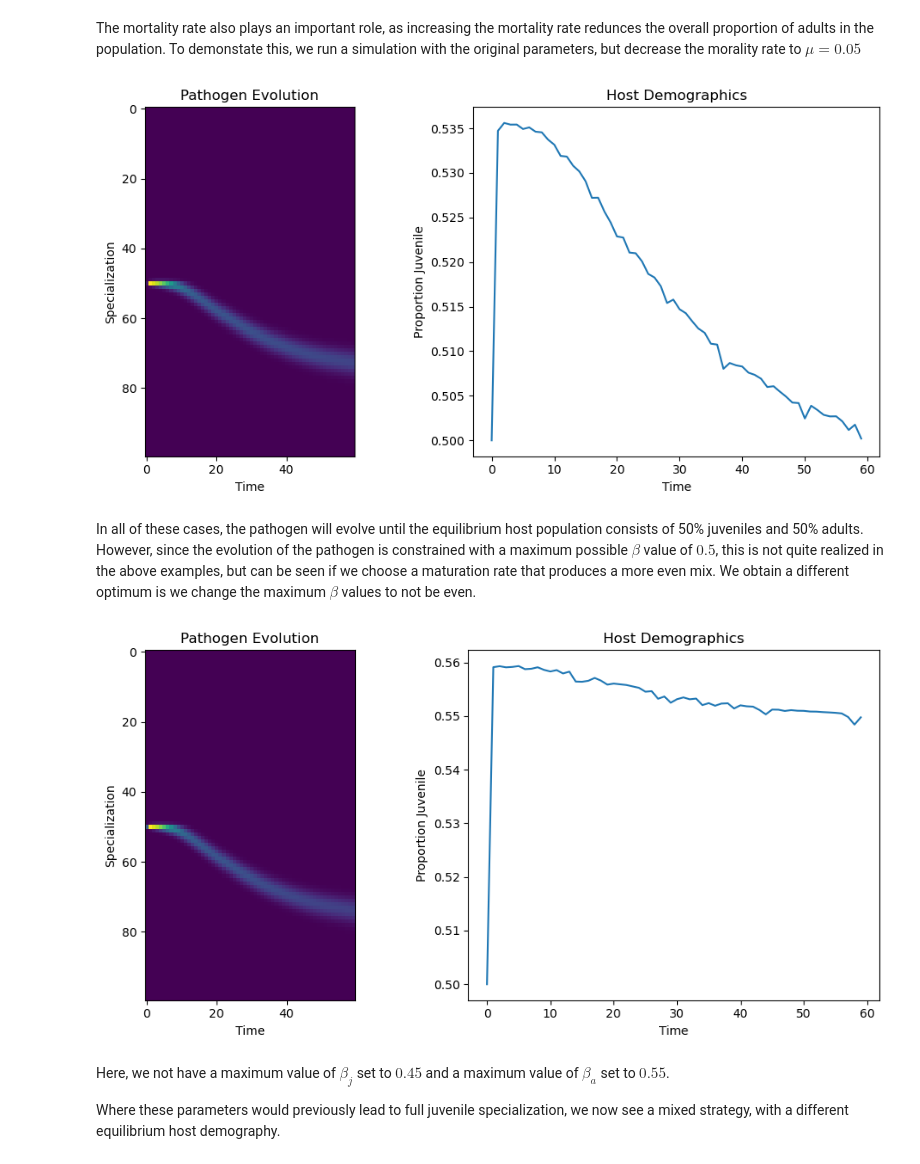
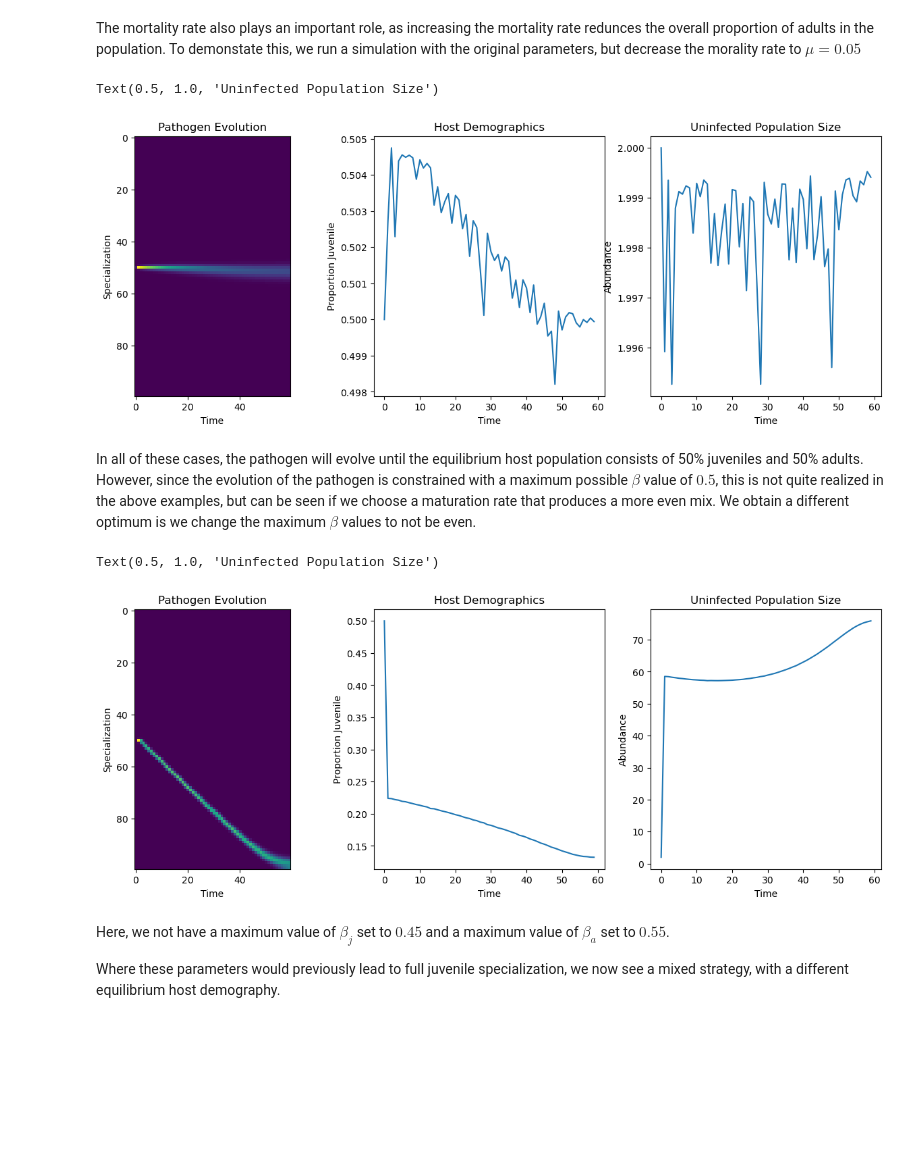
Before and after one commit to svhulse/age-specificity, a Jupyter notebook: demo.ipynb, the cells around one changed output. Cells and saved outputs as stored; diff of their text form; code cells hidden in the pictures; blank space fills up the shorter version.

```diff
--- a/demo.ipynb
+++ b/demo.ipynb
@@ -116,44 +131,48 @@ The mortality rate also plays an important role, as increasing the mortality rat
 # %%
 params = {  'b':1,				#Birthrate
 			'mu':0.05,			#Deathrate
             'k':0.001,			#Coefficient of density dependent growth
             'mat':0.4}         #Maturation rate
 
 sim = Model(**params)
 J, A, I = sim.run_sim()
 
-fig, ax = plt.subplots(nrows=1, ncols=2, figsize=(10,5))
+fig, ax = plt.subplots(nrows=1, ncols=3, figsize=(15,5))
 
 ax[0].imshow(I)
 ax[0].set_ylabel('Specialization')
 ax[0].set_xlabel('Time')
 ax[0].set_title('Pathogen Evolution')
 
 ax[1].plot(J/(J+A))
 ax[1].set_ylabel('Proportion Juvenile')
 ax[1].set_xlabel('Time')
 ax[1].set_title('Host Demographics')
 
-plt.tight_layout()
+ax[2].plot(J+A)
+ax[2].set_ylabel('Abundance')
+ax[2].set_xlabel('Time')
+ax[2].set_title('Uninfected Population Size')
 # %% [output]
+Text(0.5, 1.0, 'Uninfected Population Size')
-[figure, old version]
+[figure, new version]
 # %% [markdown]
 In all of these cases, the pathogen will evolve until the equilibrium host population consists of 50% juveniles and 50% adults. However, since the evolution of the pathogen is constrained with a maximum possible $\beta$ value of $0.5$, this is not quite realized in the above examples, but can be seen if we choose a maturation rate that produces a more even mix. We obtain a different optimum is we change the maximum $\beta$ values to not be even.
 # %%
-beta_j = np.linspace(0, 0.45, N_alleles)
-beta_a = np.linspace(0.55, 0, N_alleles)
+beta_j = np.linspace(0, 0.01, 100)
+beta_a = np.linspace(0.0015, 0, 100)
 
 params = {  'b':1,
-			'mu':0.2,
+			'mu':0.1,
             'k':0.001,
-            'mat':0.35,
+            'mat':0.7,
             'beta_j':beta_j,
             'beta_a':beta_a}
 
 sim = Model(**params)
 J, A, I = sim.run_sim()
 
-fig, ax = plt.subplots(nrows=1, ncols=2, figsize=(10,5))
+fig, ax = plt.subplots(nrows=1, ncols=3, figsize=(15,5))
 
 ax[0].imshow(I)
 ax[0].set_ylabel('Specialization')
@@ -165,9 +184,13 @@ ax[1].set_ylabel('Proportion Juvenile')
 ax[1].set_xlabel('Time')
 ax[1].set_title('Host Demographics')
 
-plt.tight_layout()
+ax[2].plot(J+A)
+ax[2].set_ylabel('Abundance')
+ax[2].set_xlabel('Time')
+ax[2].set_title('Uninfected Population Size')
 # %% [output]
+Text(0.5, 1.0, 'Uninfected Population Size')
-[figure, old version]
+[figure, new version]
 # %% [markdown]
 Here, we not have a maximum value of $\beta_j$ set to $0.45$ and a maximum value of $\beta_a$ set to $0.55$.
 
```
Also changed, not shown: parts of 8 cells of this notebook, 1 other file.
